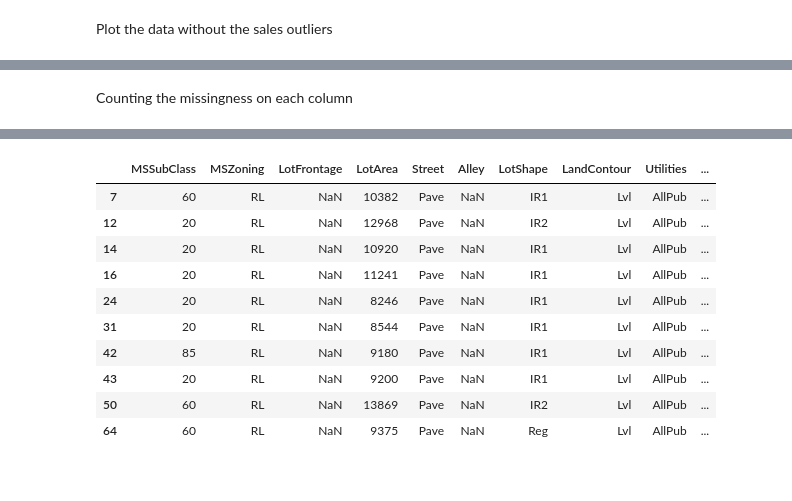
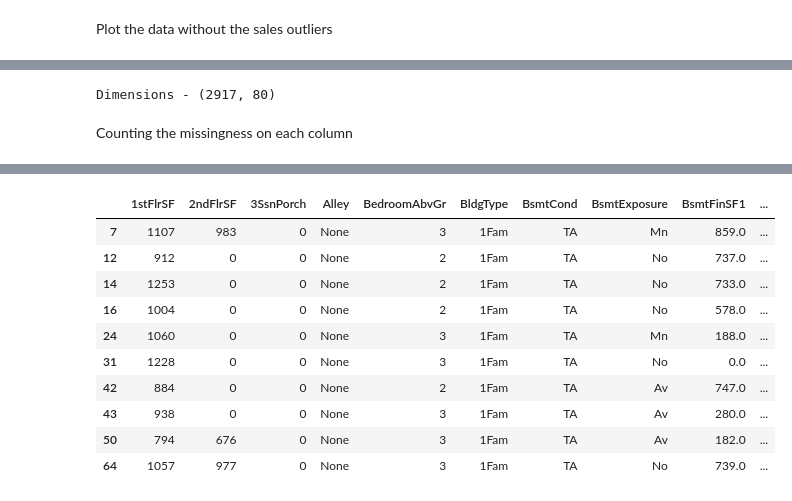
Before and after one commit to anselsantos/Machine_Learning_Kaggle, a Jupyter notebook: suicide_squad_machine_learning_kaggle.ipynb, the cells around one changed output, grey strips where cells are left out. Drawn from its saved outputs; the diff is of its cells as text; code cells hidden in the pictures.

```diff
--- a/suicide_squad_machine_learning_kaggle.ipynb
+++ b/suicide_squad_machine_learning_kaggle.ipynb
@@ -167,3 +175,14 @@ py.iplot(data)
+# %%
+ntrain = train.shape[0]
+ntest = test.shape[0]
+saleprice_train = train.SalePrice.values
+logsaleprice_train = train.LogSalePrice.values
+all_df = pd.concat((train, test)).reset_index(drop=True)
+all_df.drop(['SalePrice'], axis=1, inplace=True)
+all_df.drop(['LogSalePrice'], axis=1, inplace=True)
+print("Dimensions - {}".format(all_df.shape))
+# %% [output]
+Dimensions - (2917, 80)
 # %% [markdown]
 Counting the missingness on each column
 # %%
@@ -241,25 +256,25 @@ py.iplot(fig)
 # %% [output]
 [interactive output not drawn]
 # %%
-index = train['LotFrontage'].index[train['LotFrontage'].apply(np.isnan)]
-LFna_df = train.loc[index, :]
+index = all_df['LotFrontage'].index[all_df['LotFrontage'].apply(np.isnan)]
+LFna_df = all_df.loc[index, :]
 LFna_df.head(10)
 
 #conclusion: the NaN in LotFrontage are zero because the column does not differentiate zero form NaN
 #the column does not have zero as minimum based on describe
 #NaN in lotfrontage = zero (fill with 0)
 # %% [output]
-|  | MSSubClass | MSZoning | LotFrontage | LotArea | Street | Alley | LotShape | LandContour | Utilities | ... |
-| 7 | 60 | RL | NaN | 10382 | Pave | NaN | IR1 | Lvl | AllPub | ... |
-| 12 | 20 | RL | NaN | 12968 | Pave | NaN | IR2 | Lvl | AllPub | ... |
-| 14 | 20 | RL | NaN | 10920 | Pave | NaN | IR1 | Lvl | AllPub | ... |
-| 16 | 20 | RL | NaN | 11241 | Pave | NaN | IR1 | Lvl | AllPub | ... |
-| 24 | 20 | RL | NaN | 8246 | Pave | NaN | IR1 | Lvl | AllPub | ... |
-| 31 | 20 | RL | NaN | 8544 | Pave | NaN | IR1 | Lvl | AllPub | ... |
-| 42 | 85 | RL | NaN | 9180 | Pave | NaN | IR1 | Lvl | AllPub | ... |
-| 43 | 20 | RL | NaN | 9200 | Pave | NaN | IR1 | Lvl | AllPub | ... |
-| 50 | 60 | RL | NaN | 13869 | Pave | NaN | IR2 | Lvl | AllPub | ... |
-| 64 | 60 | RL | NaN | 9375 | Pave | NaN | Reg | Lvl | AllPub | ... |
+|  | 1stFlrSF | 2ndFlrSF | 3SsnPorch | Alley | BedroomAbvGr | BldgType | BsmtCond | BsmtExposure | BsmtFinSF1 | ... |
+| 7 | 1107 | 983 | 0 | None | 3 | 1Fam | TA | Mn | 859.0 | ... |
+| 12 | 912 | 0 | 0 | None | 2 | 1Fam | TA | No | 737.0 | ... |
+| 14 | 1253 | 0 | 0 | None | 2 | 1Fam | TA | No | 733.0 | ... |
+| 16 | 1004 | 0 | 0 | None | 2 | 1Fam | TA | No | 578.0 | ... |
+| 24 | 1060 | 0 | 0 | None | 3 | 1Fam | TA | Mn | 188.0 | ... |
+| 31 | 1228 | 0 | 0 | None | 3 | 1Fam | TA | No | 0.0 | ... |
+| 42 | 884 | 0 | 0 | None | 2 | 1Fam | TA | Av | 747.0 | ... |
+| 43 | 938 | 0 | 0 | None | 3 | 1Fam | TA | Av | 280.0 | ... |
+| 50 | 794 | 676 | 0 | None | 3 | 1Fam | TA | Av | 182.0 | ... |
+| 64 | 1057 | 977 | 0 | None | 3 | 1Fam | TA | No | 739.0 | ... |
 # %%
 # By missing at random, decided to fill NA with 0 for BedroomAbvGr as missingness can be interpreted to be directly
 # related to lack of vaue
```
Also changed, not shown: parts of 19 cells of this notebook.
